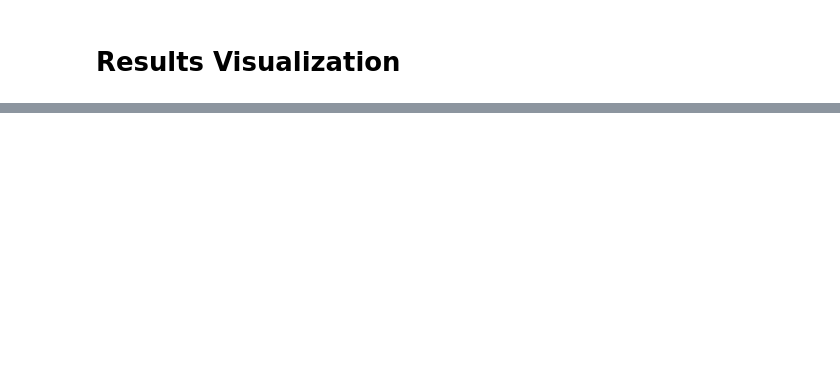
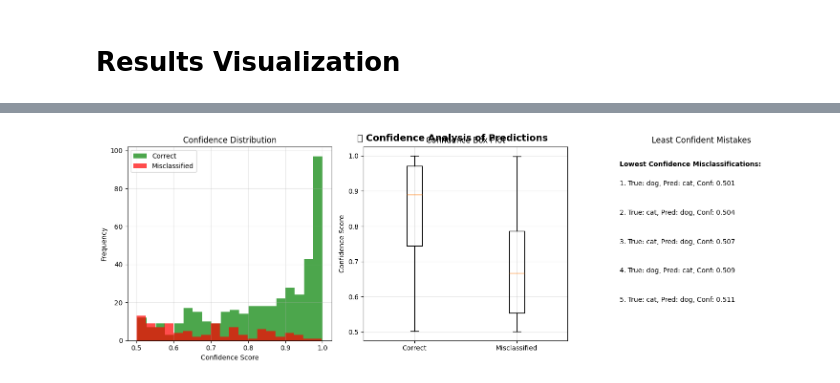
Before and after one commit to dsnyeo/ie4483_aidm_cats_vs_dogs, a Jupyter notebook: CNN_model.ipynb, the cells around one changed output, grey strips where cells are left out. Cells and saved outputs as stored; diff of their text form; code cells hidden in the pictures; blank space fills up the shorter version.

```diff
--- a/CNN_model.ipynb
+++ b/CNN_model.ipynb
@@ -332,0 +517,82 @@ weighted avg       0.82      0.82      0.82       500
+# %%
+# ==========================================
+# CONFIDENCE ANALYSIS FOR MISCLASSIFIED IMAGES
+# ==========================================
+
+print("📊 CONFIDENCE ANALYSIS FOR MISCLASSIFIED IMAGES")
+print("="*60)
+
+if len(misclassified_indices) > 0:
+    # Analyze confidence distribution
+    correct_indices = np.where(~misclassified_mask)[0]
+
+    misclass_confidence = original_confidence[misclassified_indices]
+    correct_confidence = original_confidence[correct_indices]
+
+    print(f"Misclassified images confidence: Mean = {np.mean(misclass_confidence):.3f}, Std = {np.std(misclass_confidence):.3f}")
+    print(f"Correctly classified confidence: Mean = {np.mean(correct_confidence):.3f}, Std = {np.std(correct_confidence):.3f}")
+
+    # Plot confidence distributions
+    plt.figure(figsize=(15, 5))
+
+    # Confidence histogram
+    plt.subplot(1, 3, 1)
+    plt.hist(correct_confidence, bins=20, alpha=0.7, label='Correct', color='green')
+    plt.hist(misclass_confidence, bins=20, alpha=0.7, label='Misclassified', color='red')
+    plt.xlabel('Confidence Score')
+    plt.ylabel('Frequency')
+    plt.title('Confidence Distribution')
+    plt.legend()
+    plt.grid(True, alpha=0.3)
+
+    # Box plot
+    plt.subplot(1, 3, 2)
+    plt.boxplot([correct_confidence, misclass_confidence],
+                labels=['Correct', 'Misclassified'])
+    plt.ylabel('Confidence Score')
+    plt.title('Confidence Box Plot')
+    plt.grid(True, alpha=0.3)
+
+    # Show lowest confidence misclassified images
+    plt.subplot(1, 3, 3)
+    lowest_conf_indices = misclassified_indices[np.argsort(misclass_confidence)[:5]]
+
+    for i, idx in enumerate(lowest_conf_indices):
+        plt.subplot(1, 3, 3)
+        if i == 0:  # Only create the subplot once
+            plt.text(0.1, 0.9-i*0.15, f"Lowest Confidence Misclassifications:",
+                    transform=plt.gca().transAxes, fontweight='bold')
+
+        true_label = class_names[original_labels[idx]]
+        pred_label = class_names[original_pred_classes[idx]]
+        conf = original_confidence[idx]
+
+        plt.text(0.1, 0.8-i*0.15, f"{i+1}. True: {true_label}, Pred: {pred_label}, Conf: {conf:.3f}",
+                transform=plt.gca().transAxes, fontsize=10)
+
+    plt.axis('off')
+    plt.title('Least Confident Mistakes')
+
+    plt.tight_layout()
+    plt.suptitle('📈 Confidence Analysis of Predictions', fontsize=14, fontweight='bold')
+    plt.show()
+
+    # Detailed analysis of each misclassified image
+    print(f"\n🔍 DETAILED ANALYSIS OF MISCLASSIFIED IMAGES:")
+    print("-" * 60)
+
+    for i, idx in enumerate(misclassified_indices[:10]):  # Show first 10
+        true_label = class_names[original_labels[idx]]
+        pred_label = class_names[original_pred_classes[idx]]
+        conf = original_confidence[idx]
+
+        print(f"{i+1:2d}. Image Index: {idx:3d} | True: {true_label:8s} | Predicted: {pred_label:8s} | Confidence: {conf:.4f}")
+
+    if len(misclassified_indices) > 10:
+        print(f"    ... and {len(misclassified_indices) - 10} more misclassified images")
+
+else:
+    print("🎉 Perfect accuracy! No misclassified images to analyze.")
+
+print("\n" + "="*60)
+# %% [output]
@@ -332,0 +603 @@ weighted avg       0.82      0.82      0.82       500
+[figure, added]
```
Also changed, not shown: parts of 12 cells of this notebook.
